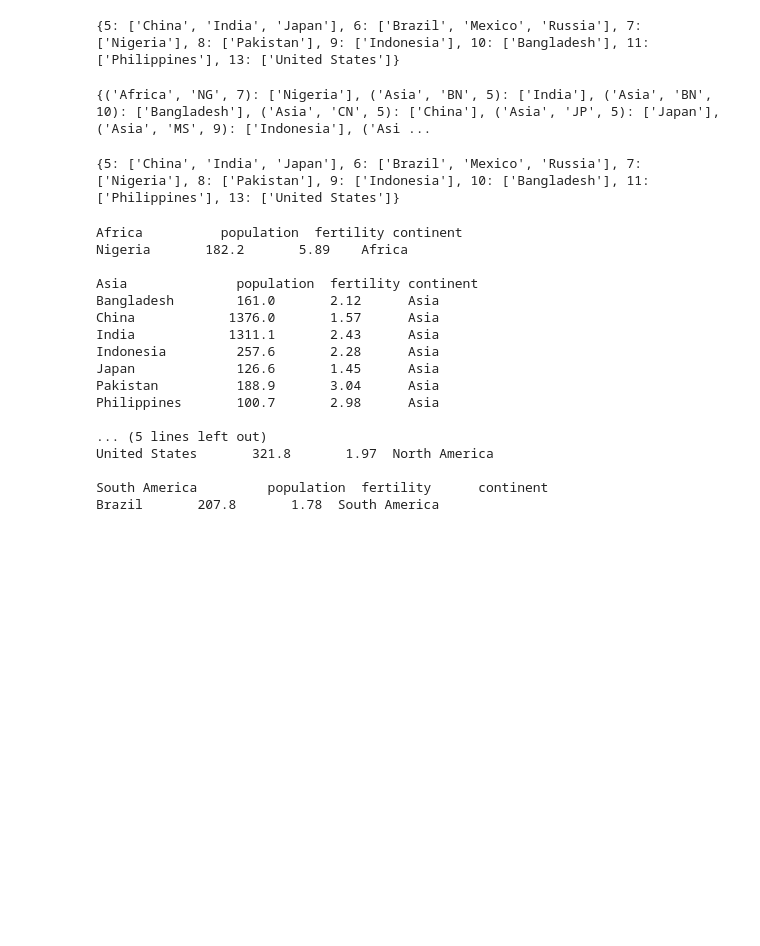
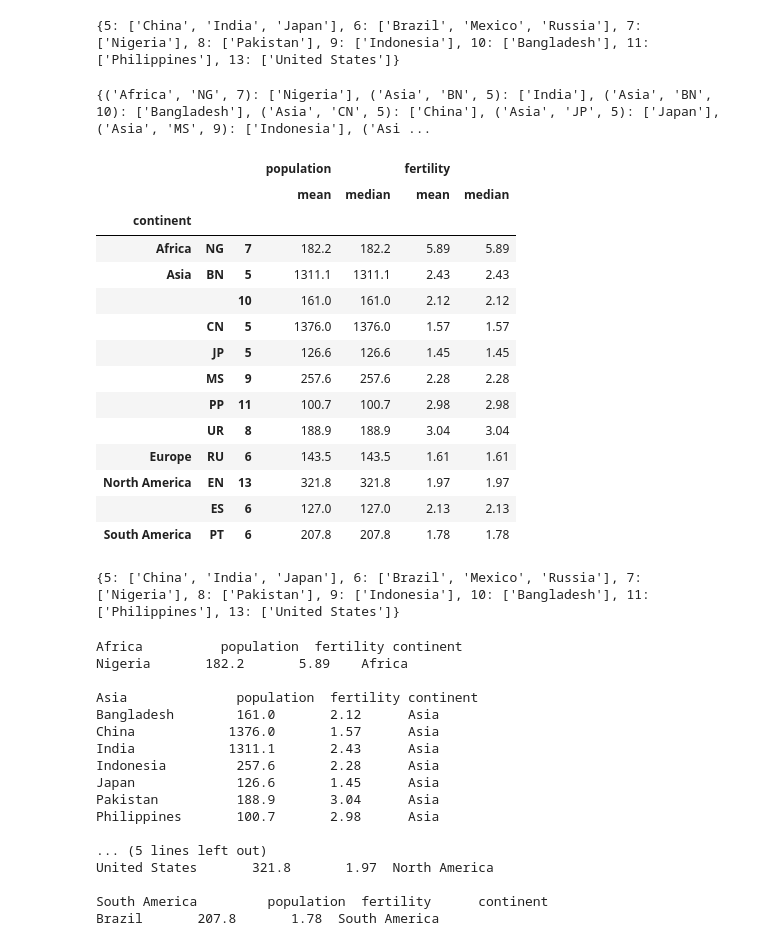
Before and after one commit to puvyi/gampminder, a Jupyter notebook: aggregation options.ipynb, the cells around one changed output. Cells and saved outputs as stored; diff of their text form; code cells hidden in the pictures; blank space fills up the shorter version.

```diff
--- a/aggregation options.ipynb
+++ b/aggregation options.ipynb
@@ -88,6 +84,24 @@ g5 = df.groupby(['continent', language, len])
 g5.groups
 # %% [output]
 {('Africa', 'NG', 7): ['Nigeria'], ('Asia', 'BN', 5): ['India'], ('Asia', 'BN', 10): ['Bangladesh'], ('Asia', 'CN', 5): ['China'], ('Asia', 'JP', 5): ['Japan'], ('Asia', 'MS', 9): ['Indonesia'], ('Asi ...
+# %%
+g5.agg(['mean', 'median'])
+# %% [output]
+|  |  |  | population |  | fertility |  |
+|  |  |  | mean | median | mean | median |
+| continent |  |  |  |  |  |  |
+| Africa | NG | 7 | 182.2 | 182.2 | 5.89 | 5.89 |
+| Asia | BN | 5 | 1311.1 | 1311.1 | 2.43 | 2.43 |
+|  |  | 10 | 161.0 | 161.0 | 2.12 | 2.12 |
+|  | CN | 5 | 1376.0 | 1376.0 | 1.57 | 1.57 |
+|  | JP | 5 | 126.6 | 126.6 | 1.45 | 1.45 |
+|  | MS | 9 | 257.6 | 257.6 | 2.28 | 2.28 |
+|  | PP | 11 | 100.7 | 100.7 | 2.98 | 2.98 |
+|  | UR | 8 | 188.9 | 188.9 | 3.04 | 3.04 |
+| Europe | RU | 6 | 143.5 | 143.5 | 1.61 | 1.61 |
+| North America | EN | 13 | 321.8 | 321.8 | 1.97 | 1.97 |
+|  | ES | 6 | 127.0 | 127.0 | 2.13 | 2.13 |
+| South America | PT | 6 | 207.8 | 207.8 | 1.78 | 1.78 |
 # %%
 
 # 6. group along the x-axis
```
Also changed, not shown: parts of 11 cells of this notebook, 4 other files.
